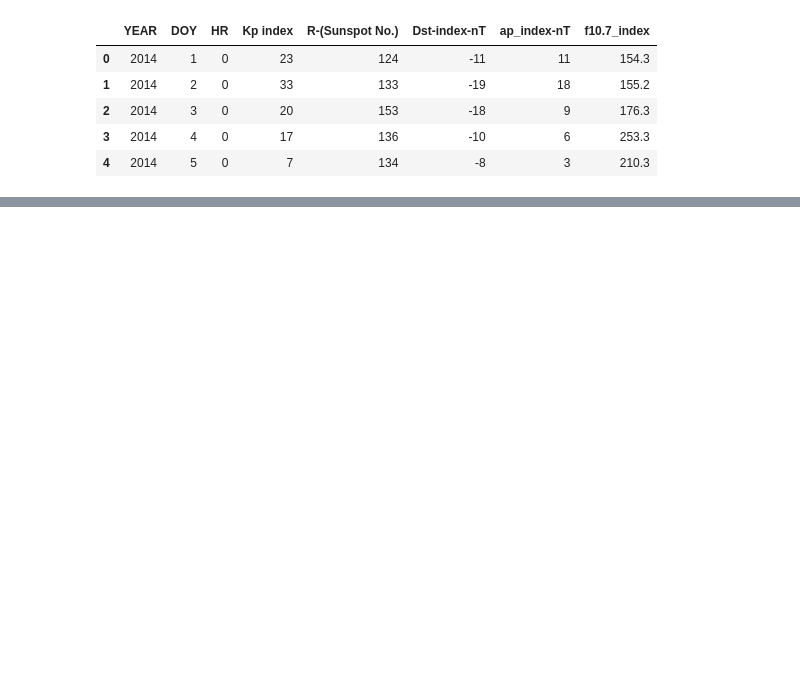
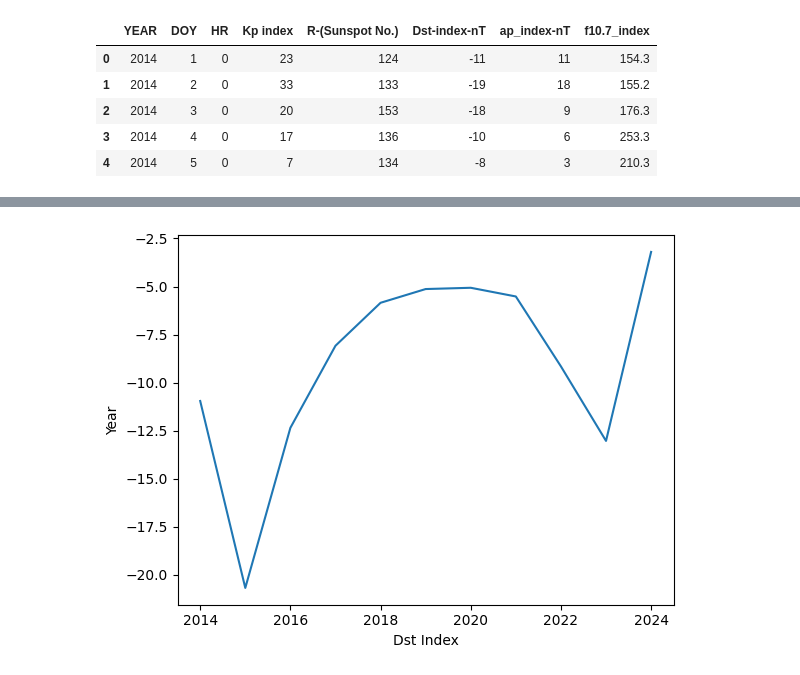
Before and after one commit to chinmayiacharya003/Ionospheric-TEC-predictions, a Jupyter notebook: DA.ipynb, the cells around one changed output, grey strips where cells are left out. Saved outputs shown, nothing was run; the diff lists cells and outputs as text; code cells hidden in the pictures; blank space fills up the shorter version.

```diff
--- a/DA.ipynb
+++ b/DA.ipynb
@@ -13,0 +32,8 @@ df.head()
+# %%
+dst_index_yearly = df.groupby(df['YEAR'])['Dst-index-nT'].mean()
+plt.plot(dst_index_yearly.index, dst_index_yearly.values)
+plt.xlabel('Dst Index')
+plt.ylabel('Year')
+plt.show()
+# %% [output]
+[figure, added]
```
Also changed, not shown: parts of 11 cells of this notebook.
